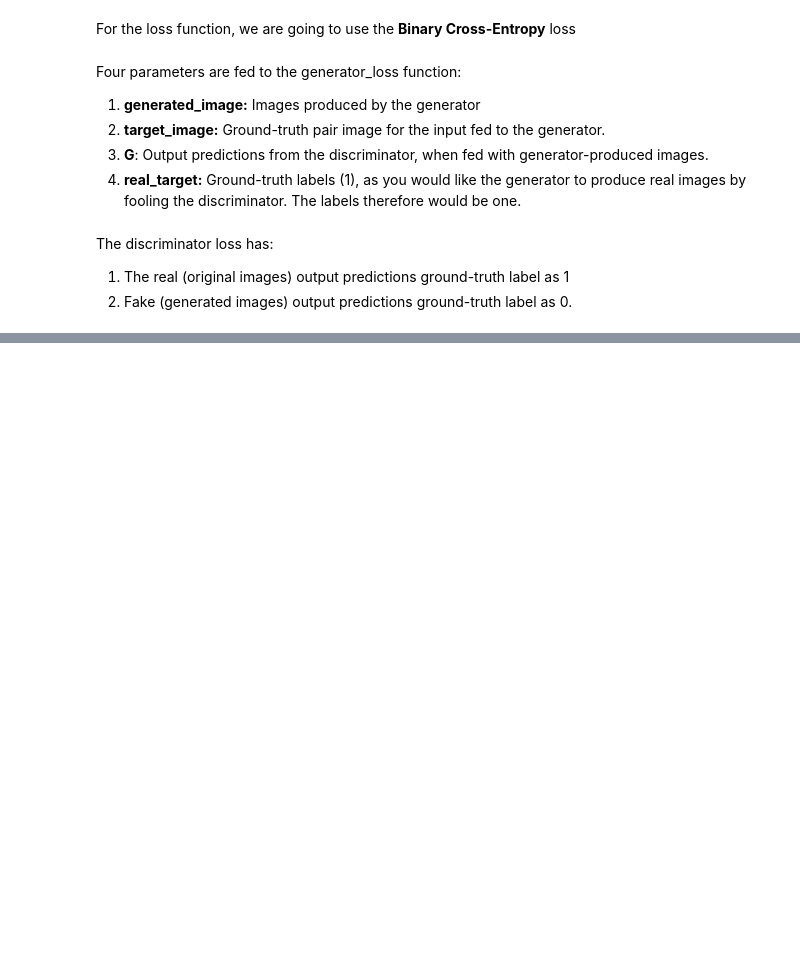
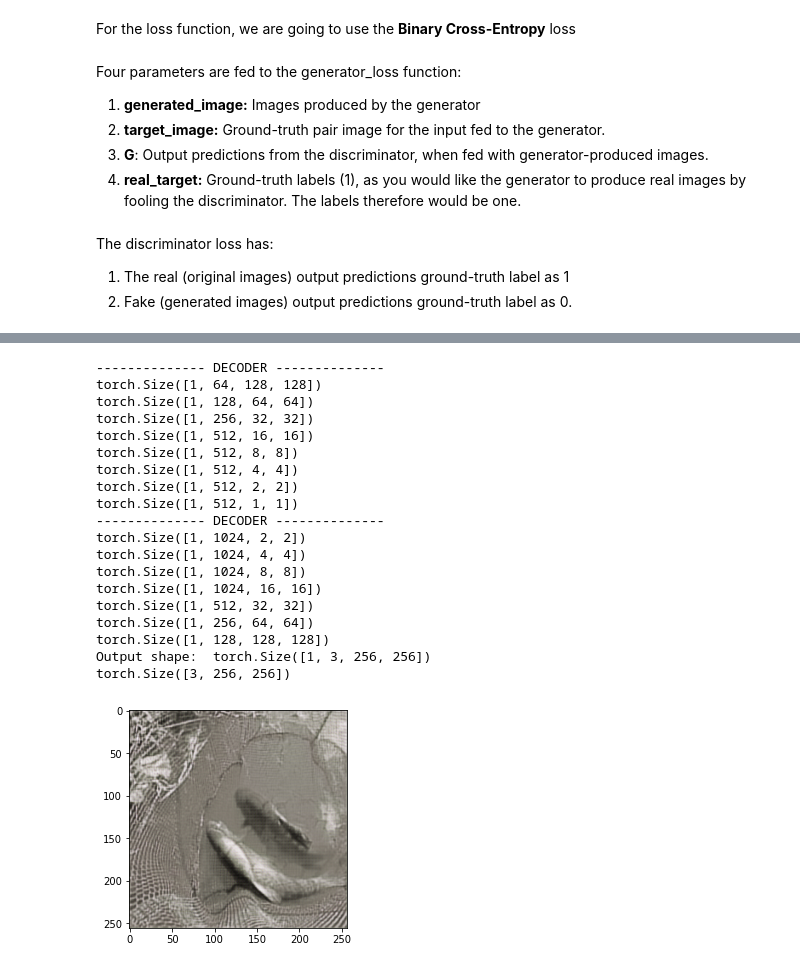
Before and after one commit to jemonra/ImageColouring, a Jupyter notebook: ColouringImageProject.ipynb, the cells around one changed output, grey strips where cells are left out. Drawn from its saved outputs; the diff is of its cells as text; code cells hidden in the pictures; blank space fills up the shorter version.

```diff
--- a/ColouringImageProject.ipynb
+++ b/ColouringImageProject.ipynb
@@ -401,0 +488,29 @@ def discriminator_loss(output, label):
+# %%
+# TEST
+input_img, tg_img = dataset[0]
+var = generator.forward(input_img.unsqueeze(0))
+print("Output shape: ", var.shape)
+print(var[0].shape)
+var2 = var.detach()
+plot_image_minus1to1(var2[0])
+# %% [output]
+-------------- DECODER --------------
+torch.Size([1, 64, 128, 128])
+torch.Size([1, 128, 64, 64])
+torch.Size([1, 256, 32, 32])
+torch.Size([1, 512, 16, 16])
+torch.Size([1, 512, 8, 8])
+torch.Size([1, 512, 4, 4])
+torch.Size([1, 512, 2, 2])
+torch.Size([1, 512, 1, 1])
+-------------- DECODER --------------
+torch.Size([1, 1024, 2, 2])
+torch.Size([1, 1024, 4, 4])
+torch.Size([1, 1024, 8, 8])
+torch.Size([1, 1024, 16, 16])
+torch.Size([1, 512, 32, 32])
+torch.Size([1, 256, 64, 64])
+torch.Size([1, 128, 128, 128])
+Output shape:  torch.Size([1, 3, 256, 256])
+torch.Size([3, 256, 256])
+[figure, added]
```
Also changed, not shown: parts of 15 cells of this notebook.
